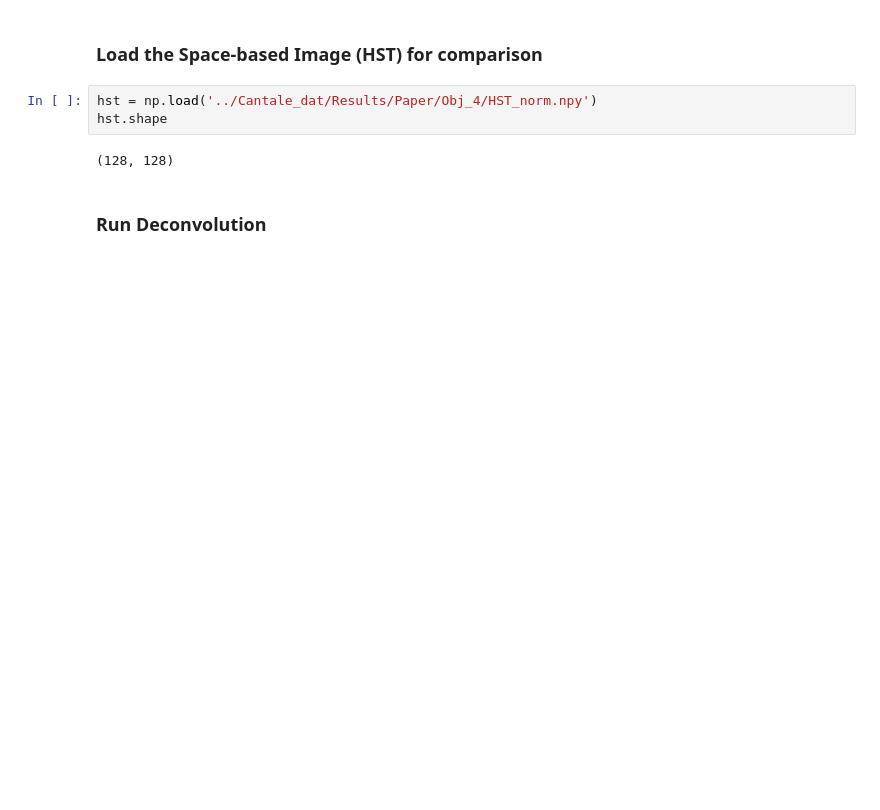
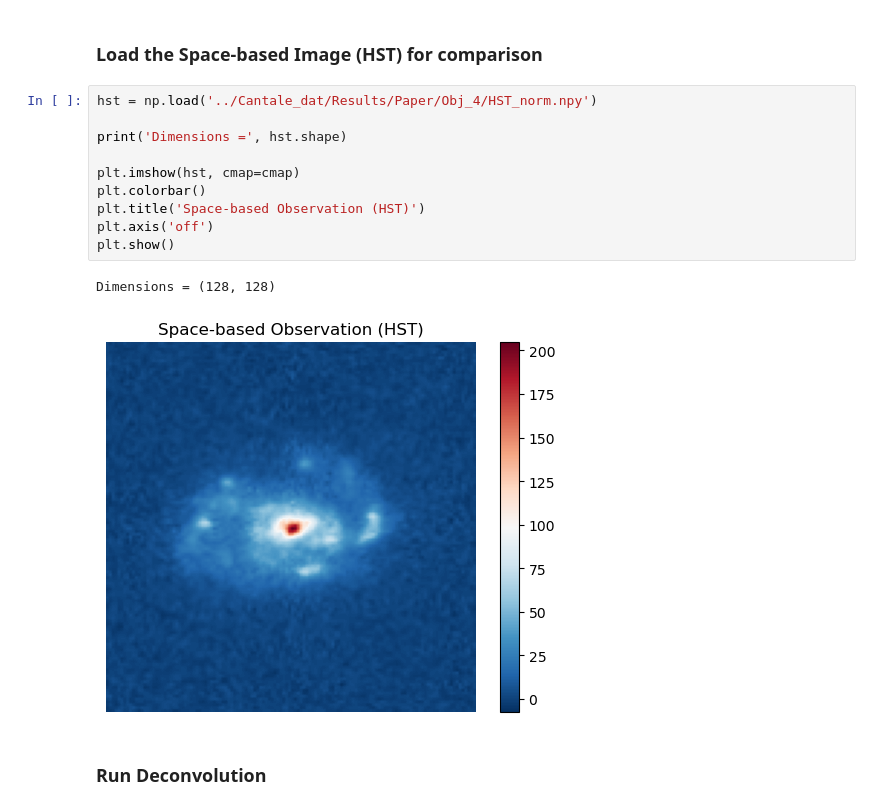
Before and after one commit to utsav-akhaury/SUNet, a Jupyter notebook: tutorial.ipynb, the cells around one changed output. Drawn from its saved outputs; the diff is of its cells as text; blank space fills up the shorter version.

```diff
--- a/tutorial.ipynb
+++ b/tutorial.ipynb
@@ -41,9 +60,17 @@ psf.shape
 ### Load the Space-based Image (HST) for comparison
 # %%
 hst = np.load('../Cantale_dat/Results/Paper/Obj_4/HST_norm.npy')
-hst.shape
+
+print('Dimensions =', hst.shape)
+
+plt.imshow(hst, cmap=cmap)
+plt.colorbar()
+plt.title('Space-based Observation (HST)')
+plt.axis('off')
+plt.show()
 # %% [output]
-(128, 128)
+Dimensions = (128, 128)
+[figure, added]
 # %% [markdown]
 ### Run Deconvolution
 # %%
```
Also changed, not shown: parts of 4 cells of this notebook.
